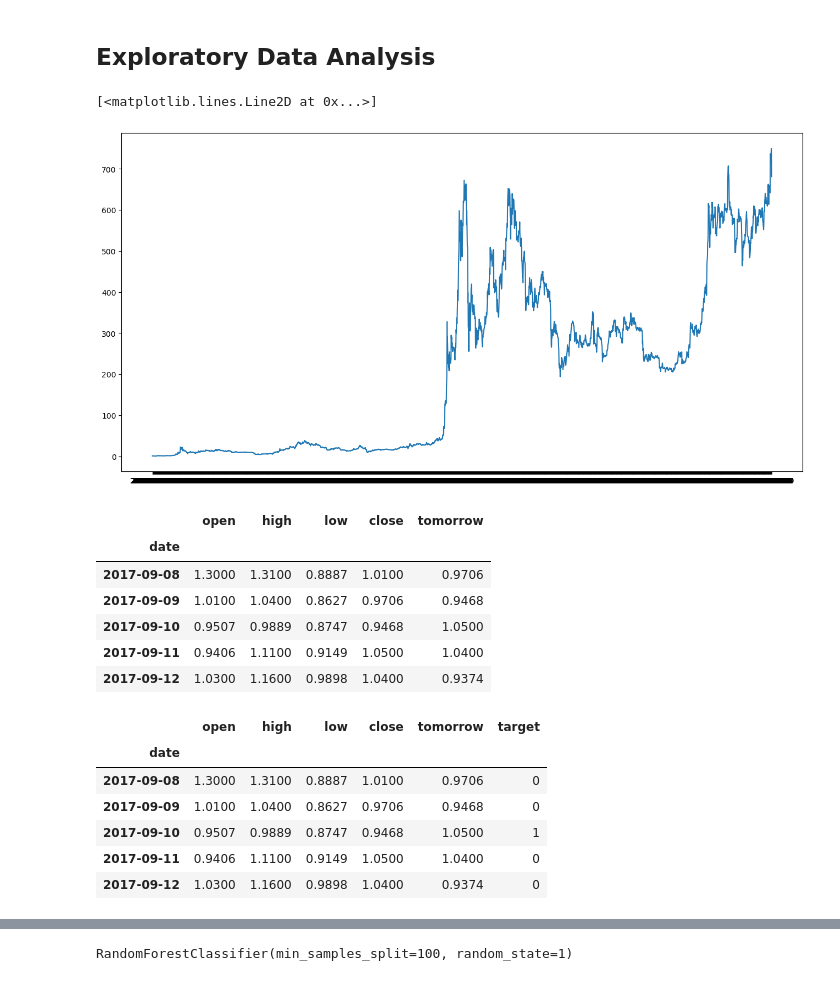
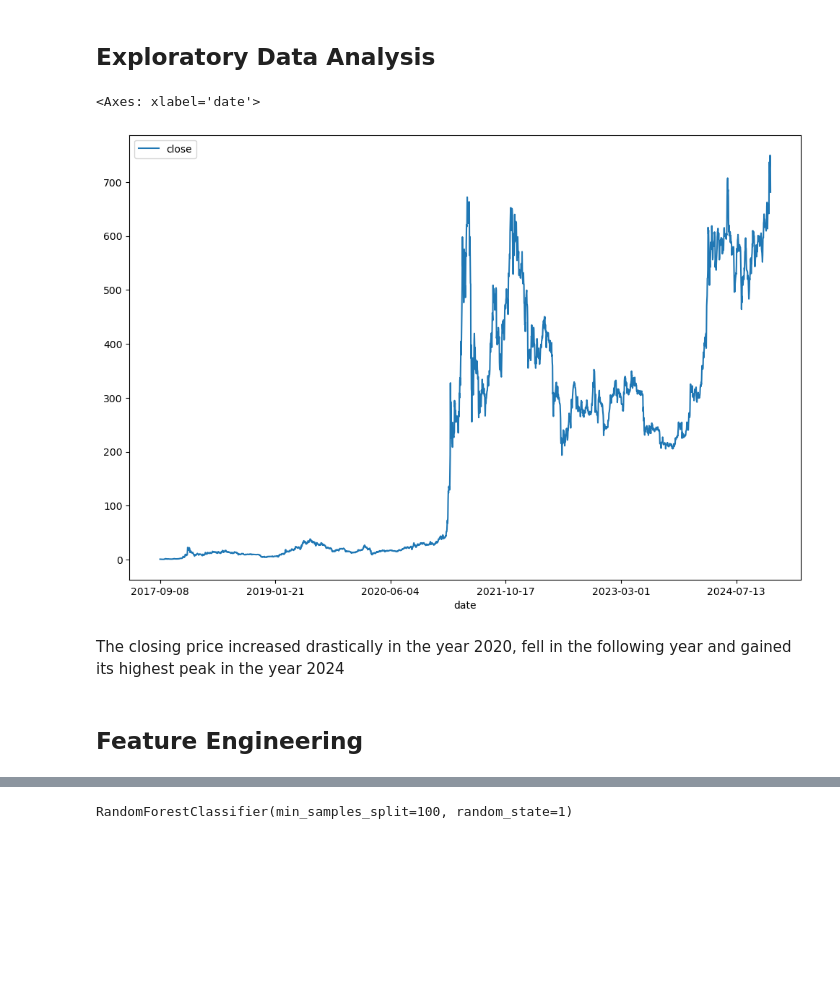
Before and after one commit to DavidChege1/Binance-Trend-Prediction---Mini-Project, a Jupyter notebook: index.ipynb, the cells around one changed output, grey strips where cells are left out. Cells and saved outputs as stored; diff of their text form; code cells hidden in the pictures; blank space fills up the shorter version.

```diff
--- a/index.ipynb
+++ b/index.ipynb
@@ -98,9 +99,3 @@ close    0
 dtype: int64
 # %% [markdown]
 ## Exploratory Data Analysis
-# %%
-plt.figure(figsize =(16,8))
-plt.plot(df["close"], label = "Closing Price")
-# %% [output]
-[<matplotlib.lines.Line2D at 0x...>]
-[figure, removed]
@@ -109,10 +102,9 @@ df["tomorrow"] = df["close"].shift(-1)
-# %%
-df.head()
-# %% [output]
-|  | open | high | low | close | tomorrow |
-| date |  |  |  |  |  |
-| 2017-09-08 | 1.3000 | 1.3100 | 0.8887 | 1.0100 | 0.9706 |
-| 2017-09-09 | 1.0100 | 1.0400 | 0.8627 | 0.9706 | 0.9468 |
-| 2017-09-10 | 0.9507 | 0.9889 | 0.8747 | 0.9468 | 1.0500 |
-| 2017-09-11 | 0.9406 | 1.1100 | 0.9149 | 1.0500 | 1.0400 |
-| 2017-09-12 | 1.0300 | 1.1600 | 0.9898 | 1.0400 | 0.9374 |
+# %%
+df.plot.line(y= "close", use_index=True, figsize = (12,8))
+# %% [output]
+<Axes: xlabel='date'>
+[figure, added]
+# %% [markdown]
+The closing price increased drastically in the year 2020, fell in the following year and gained its highest peak in the year 2024
+# %% [markdown]
+## Feature Engineering
@@ -120,11 +116 @@ df.head()
 df["target"] = (df["tomorrow"] > df["close"]).astype(int)
-# %%
-df.head()
-# %% [output]
-|  | open | high | low | close | tomorrow | target |
-| date |  |  |  |  |  |  |
-| 2017-09-08 | 1.3000 | 1.3100 | 0.8887 | 1.0100 | 0.9706 | 0 |
-| 2017-09-09 | 1.0100 | 1.0400 | 0.8627 | 0.9706 | 0.9468 | 0 |
-| 2017-09-10 | 0.9507 | 0.9889 | 0.8747 | 0.9468 | 1.0500 | 1 |
-| 2017-09-11 | 0.9406 | 1.1100 | 0.9149 | 1.0500 | 1.0400 | 0 |
-| 2017-09-12 | 1.0300 | 1.1600 | 0.9898 | 1.0400 | 0.9374 | 0 |
```
Also changed, not shown: parts of 6 cells of this notebook.
